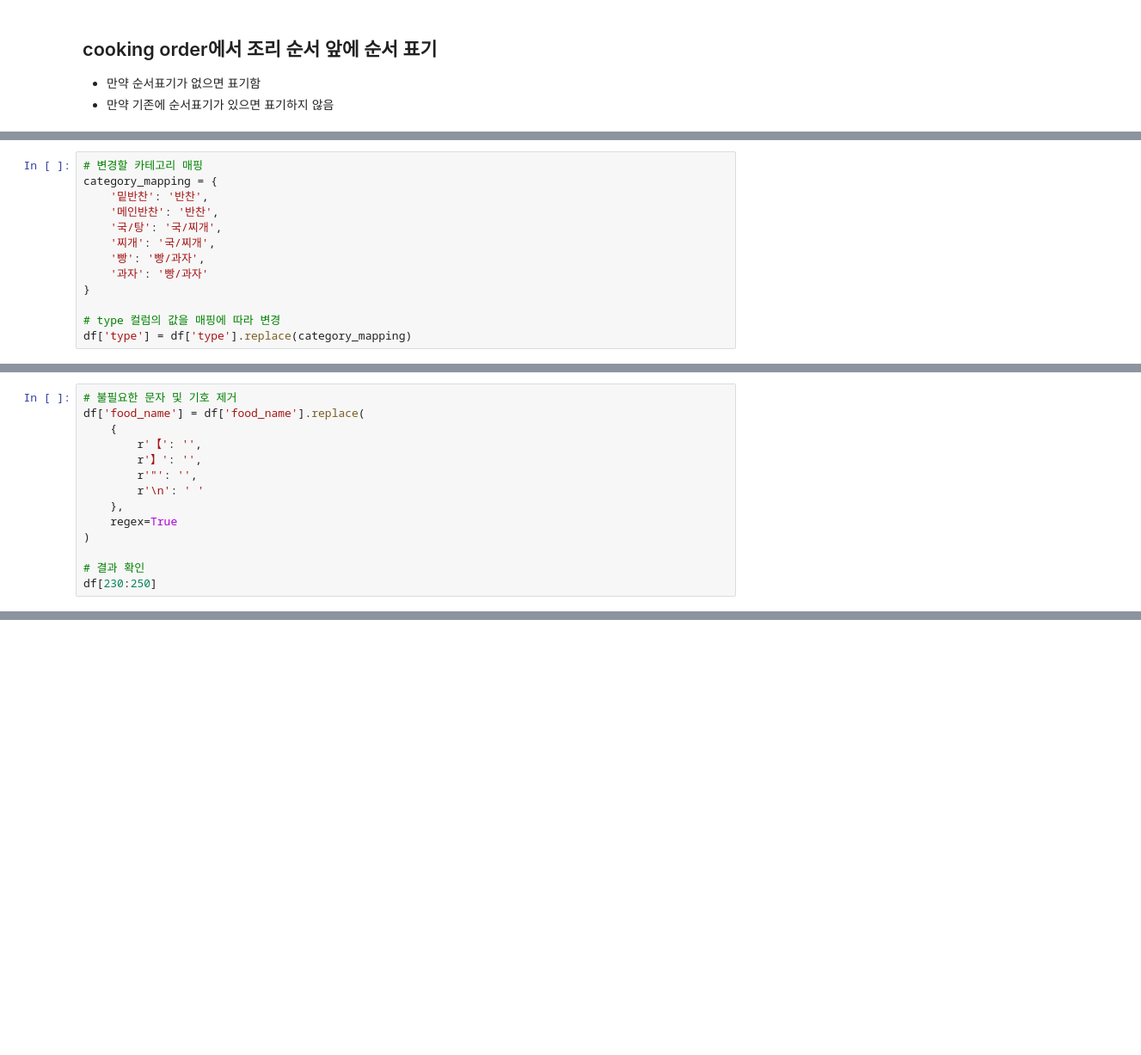
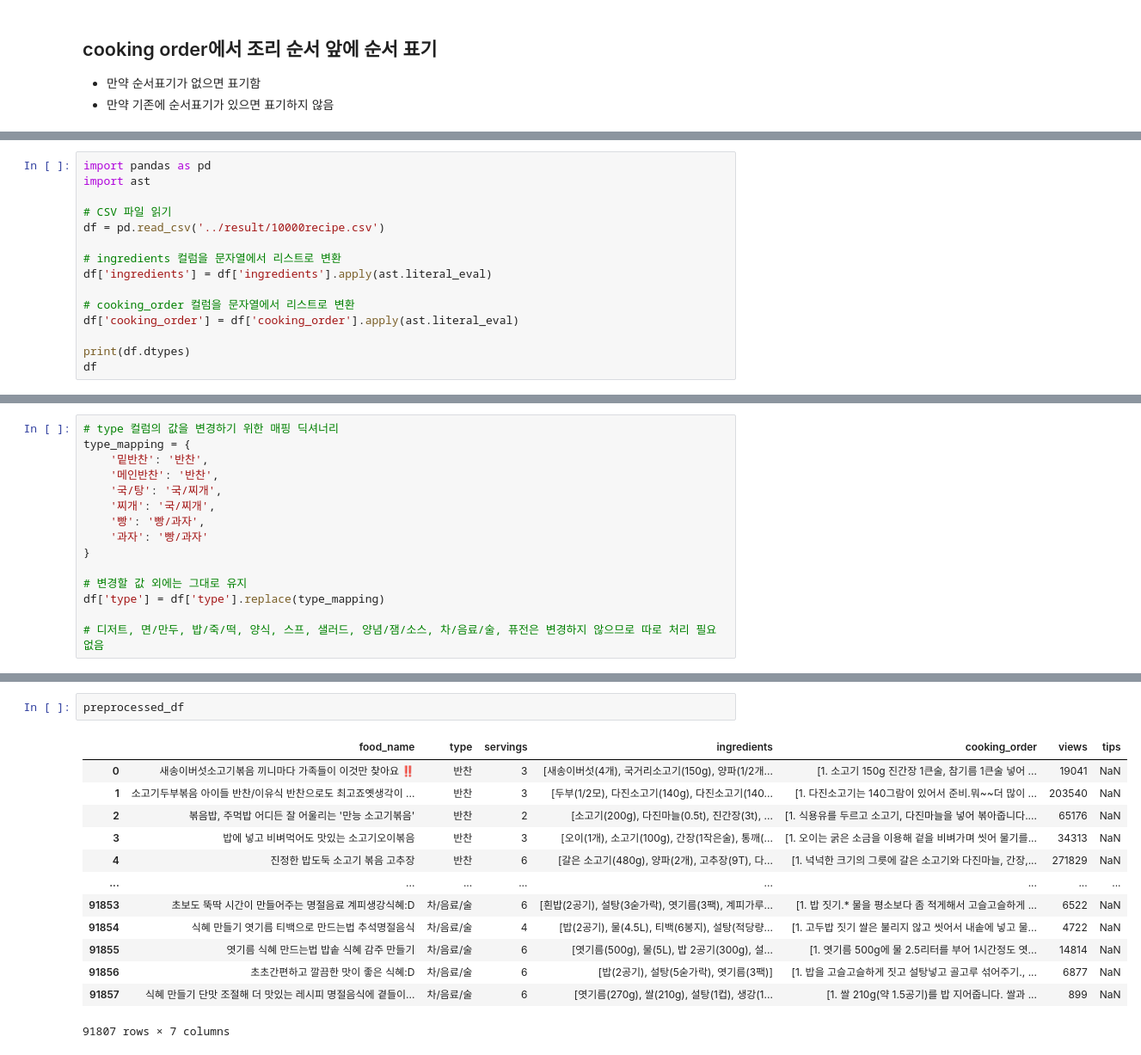
Before and after one commit to tasty-savings/ts-ai, a Jupyter notebook: data/analysis/10000_change.ipynb, the cells around one changed output, grey strips where cells are left out. Shown at 86% size. Cells and saved outputs as stored; diff of their text form; blank space fills up the shorter version.

```diff
--- a/data/analysis/10000_change.ipynb
+++ b/data/analysis/10000_change.ipynb
@@ -194,0 +688,15 @@ Name: count, dtype: int64
+# %%
+import pandas as pd
+import ast
+
+# CSV 파일 읽기
+df = pd.read_csv('../result/10000recipe.csv')
+
+# ingredients 컬럼을 문자열에서 리스트로 변환
+df['ingredients'] = df['ingredients'].apply(ast.literal_eval)
+
+# cooking_order 컬럼을 문자열에서 리스트로 변환
+df['cooking_order'] = df['cooking_order'].apply(ast.literal_eval)
+
+print(df.dtypes)
+df
@@ -195,6 +725,6 @@ Name: count, dtype: int64
 # %%
-# 변경할 카테고리 매핑
-category_mapping = {
+# type 컬럼의 값을 변경하기 위한 매핑 딕셔너리
+type_mapping = {
     '밑반찬': '반찬',
     '메인반찬': '반찬',
     '국/탕': '국/찌개',
@@ -203,5 +733,7 @@ category_mapping = {
     '과자': '빵/과자'
 }
 
-# type 컬럼의 값을 매핑에 따라 변경
-df['type'] = df['type'].replace(category_mapping)
+# 변경할 값 외에는 그대로 유지
+df['type'] = df['type'].replace(type_mapping)
+
+# 디저트, 면/만두, 밥/죽/떡, 양식, 스프, 샐러드, 양념/잼/소스, 차/음료/술, 퓨전은 변경하지 않으므로 따로 처리 필요 없음
@@ -266,14 +739,0 @@ df[230:250]
-# %%
-# 불필요한 문자 및 기호 제거
-df['food_name'] = df['food_name'].replace(
-    {
-        r'【': '',
-        r'】': '',
-        r'"': '',
-        r'\n': ' '
-    },
-    regex=True
-)
-
-# 결과 확인
-df[230:250]
@@ -298,2 +903,18 @@ df[230:250]
+# %%
+preprocessed_df
+# %% [output]
+|  | food_name | type | servings | ingredients | cooking_order | views | tips |
+| 0 | 새송이버섯소고기볶음 끼니마다 가족들이 이것만 찾아요 ‼️ | 반찬 | 3 | [새송이버섯(4개), 국거리소고기(150g), 양파(1/2개... | [1. 소고기 150g 진간장 1큰술, 참기름 1큰술 넣어 ... | 19041 | NaN |
+| 1 | 소고기두부볶음 아이들 반찬/이유식 반찬으로도 최고죠옛생각이 ... | 반찬 | 3 | [두부(1/2모), 다진소고기(140g), 다진소고기(140... | [1. 다진소고기는 140그람이 있어서 준비.뭐~~더 많이 ... | 203540 | NaN |
+| 2 | 볶음밥, 주먹밥 어디든 잘 어울리는 '만능 소고기볶음' | 반찬 | 2 | [소고기(200g), 다진마늘(0.5t), 진간장(3t), ... | [1. 식용유를 두르고 소고기, 다진마늘을 넣어 볶아줍니다.... | 65176 | NaN |
+| 3 | 밥에 넣고 비벼먹어도 맛있는 소고기오이볶음 | 반찬 | 3 | [오이(1개), 소고기(100g), 간장(1작은술), 통깨(... | [1. 오이는 굵은 소금을 이용해 겉을 비벼가며 씻어 물기를... | 34313 | NaN |
+| 4 | 진정한 밥도둑 소고기 볶음 고추장 | 반찬 | 6 | [갈은 소고기(480g), 양파(2개), 고추장(9T), 다... | [1. 넉넉한 크기의 그릇에 갈은 소고기와 다진마늘, 간장,... | 271829 | NaN |
+| ... | ... | ... | ... | ... | ... | ... | ... |
+| 91853 | 초보도 뚝딱 시간이 만들어주는 명절음료 계피생강식혜:D | 차/음료/술 | 6 | [흰밥(2공기), 설탕(3숟가락), 엿기름(3팩), 계피가루... | [1. 밥 짓기.* 물을 평소보다 좀 적게해서 고슬고슬하게 ... | 6522 | NaN |
+| 91854 | 식혜 만들기 엿기름 티백으로 만드는법 추석명절음식 | 차/음료/술 | 4 | [밥(2공기), 물(4.5L), 티백(6봉지), 설탕(적당량... | [1. 고두밥 짓기 쌀은 불리지 않고 씻어서 내솥에 넣고 물... | 4722 | NaN |
+| 91855 | 엿기름 식혜 만드는법 밥솥 식혜 감주 만들기 | 차/음료/술 | 6 | [엿기름(500g), 물(5L), 밥 2공기(300g), 설... | [1. 엿기름 500g에 물 2.5리터를 부어 1시간정도 엿... | 14814 | NaN |
+| 91856 | 초초간편하고 깔끔한 맛이 좋은 식혜:D | 차/음료/술 | 6 | [밥(2공기), 설탕(5숟가락), 엿기름(3팩)] | [1. 밥을 고슬고슬하게 짓고 설탕넣고 골고루 섞어주기., ... | 6877 | NaN |
+| 91857 | 식혜 만들기 단맛 조절해 더 맛있는 레시피 명절음식에 곁들이... | 차/음료/술 | 6 | [엿기름(270g), 쌀(210g), 설탕(1컵), 생강(1... | [1. 쌀 210g(약 1.5공기)를 밥 지어줍니다. 쌀과 ... | 899 | NaN |
+91807 rows × 7 columns
 # %%
 # df를 10000recipe1.csv.csv 파일로 저장
```
Also changed, not shown: parts of 58 cells of this notebook.
